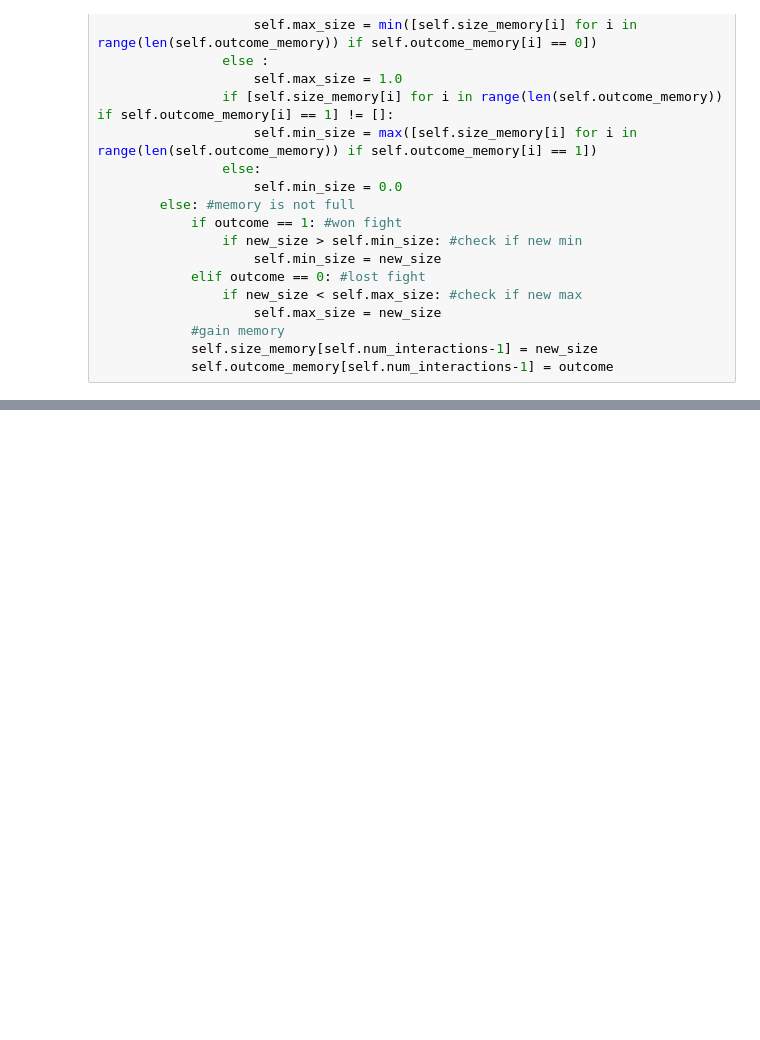
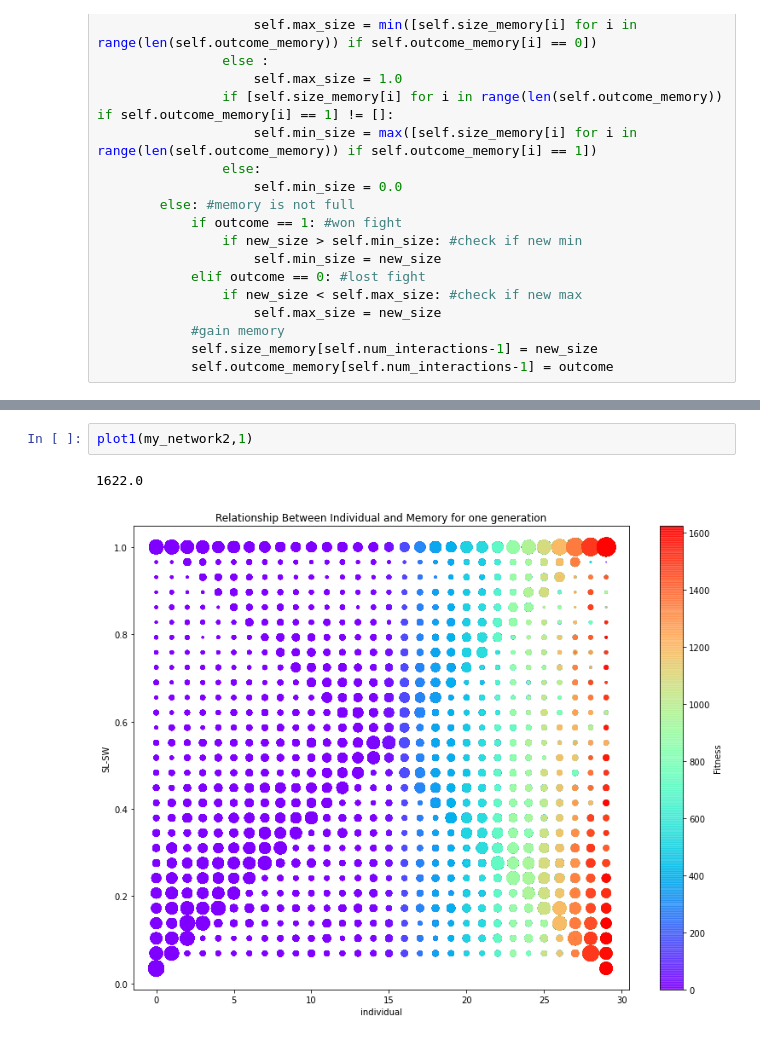
Before and after one commit to aprili1u/Fish-Network, a Jupyter notebook: Network_v5.ipynb, the cells around one changed output, grey strips where cells are left out. Saved outputs shown, nothing was run; the diff lists cells and outputs as text; blank space fills up the shorter version.

```diff
--- a/Network_v5.ipynb
+++ b/Network_v5.ipynb
@@ -481,0 +504,5 @@ plot_boxes(my_network)
+# %%
+plot1(my_network2,1)
+# %% [output]
+1622.0
+[figure, added]
```
Also changed, not shown: parts of 10 cells of this notebook.
